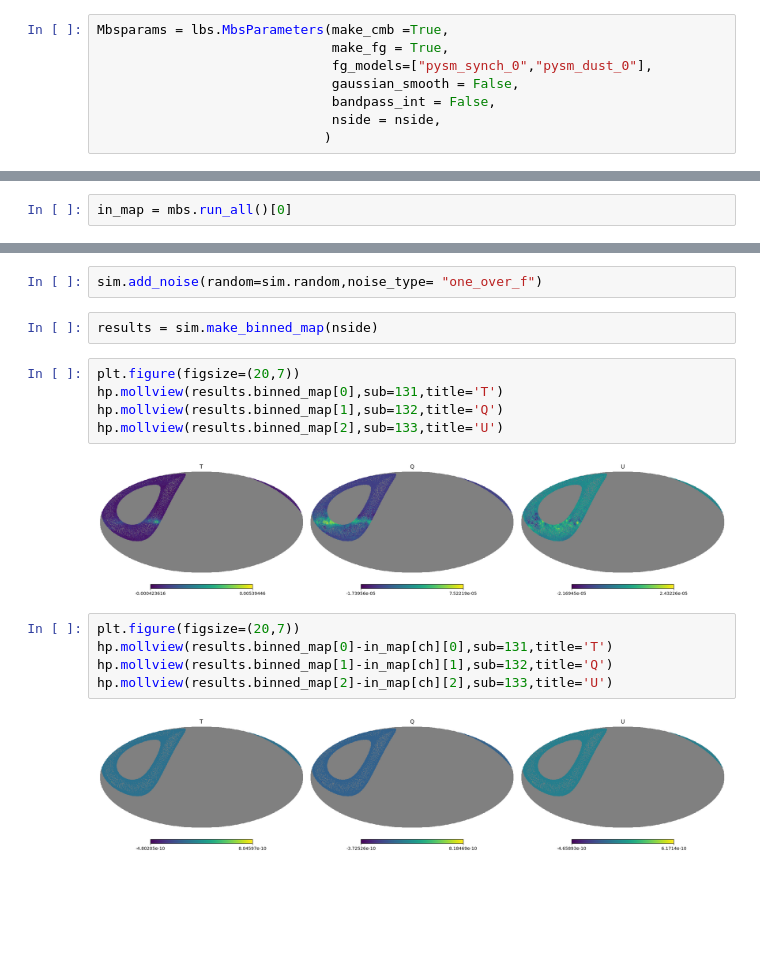
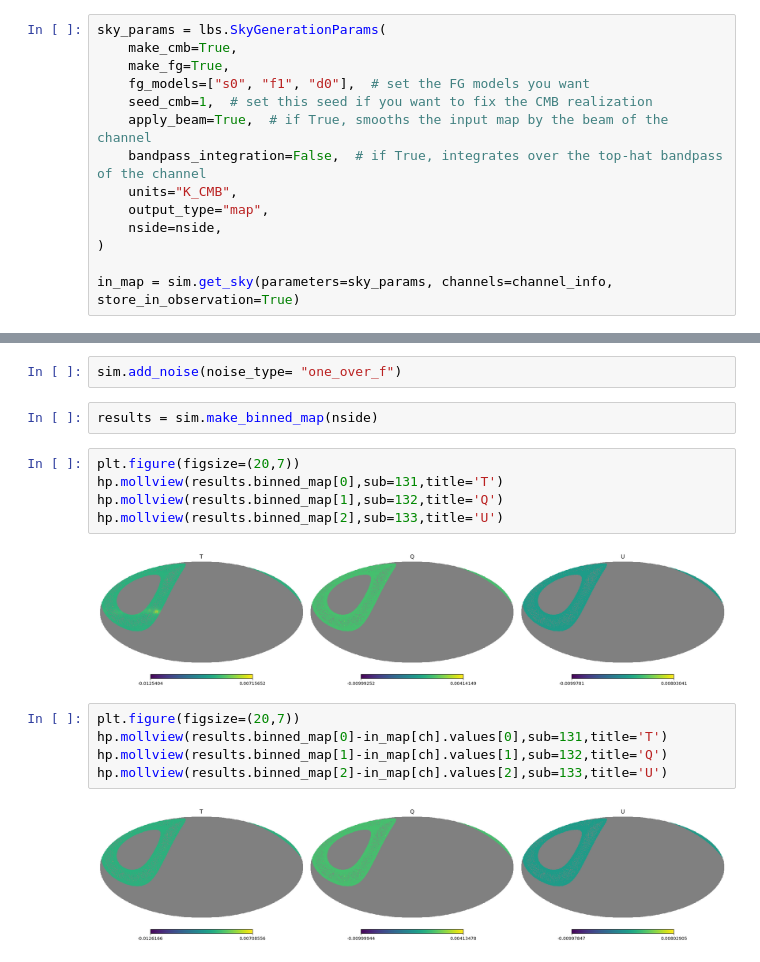
Before and after one commit to paganol/swipe_modules, a Jupyter notebook: examples/test_swipe_produce_maps_imo.ipynb, the cells around one changed output, grey strips where cells are left out. Drawn from its saved outputs; the diff is of its cells as text; blank space fills up the shorter version.

```diff
--- a/examples/test_swipe_produce_maps_imo.ipynb
+++ b/examples/test_swipe_produce_maps_imo.ipynb
@@ -42,10 +42,16 @@ sim.set_hwp(lbs.IdealHWP(hwp_radpsec))
 sim.prepare_pointings()
 sim.precompute_pointings()
 # %%
-Mbsparams = lbs.MbsParameters(make_cmb =True,
-                              make_fg = True,
-                              fg_models=["pysm_synch_0","pysm_dust_0"],
-                              gaussian_smooth = False,
-                              bandpass_int = False,
-                              nside = nside,
-                             )
+sky_params = lbs.SkyGenerationParams(
+    make_cmb=True,
+    make_fg=True,
+    fg_models=["s0", "f1", "d0"],  # set the FG models you want
+    seed_cmb=1,  # set this seed if you want to fix the CMB realization
+    apply_beam=True,  # if True, smooths the input map by the beam of the channel
+    bandpass_integration=False,  # if True, integrates over the top-hat bandpass of the channel
+    units="K_CMB",
+    output_type="map",
+    nside=nside,
+)
+
+in_map = sim.get_sky(parameters=sky_params, channels=channel_info, store_in_observation=True)
@@ -57,2 +75,0 @@ mbs = lbs.Mbs(simulation=sim,
-# %%
-in_map = mbs.run_all()[0]
@@ -77,7 +76,7 @@ in_map = mbs.run_all()[0]
 # %%
 sim.fill_tods(in_map)
 # %%
-sim.add_noise(random=sim.random,noise_type= "one_over_f")
+sim.add_noise(noise_type= "one_over_f")
 # %%
 results = sim.make_binned_map(nside)
 # %%
@@ -86,11 +85,11 @@ hp.mollview(results.binned_map[0],sub=131,title='T')
 hp.mollview(results.binned_map[1],sub=132,title='Q')
 hp.mollview(results.binned_map[2],sub=133,title='U')
 # %% [output]
-[figure, old version]
+[figure, new version]
 # %%
 plt.figure(figsize=(20,7))
-hp.mollview(results.binned_map[0]-in_map[ch][0],sub=131,title='T')
-hp.mollview(results.binned_map[1]-in_map[ch][1],sub=132,title='Q')
-hp.mollview(results.binned_map[2]-in_map[ch][2],sub=133,title='U')
+hp.mollview(results.binned_map[0]-in_map[ch].values[0],sub=131,title='T')
+hp.mollview(results.binned_map[1]-in_map[ch].values[1],sub=132,title='Q')
+hp.mollview(results.binned_map[2]-in_map[ch].values[2],sub=133,title='U')
 # %% [output]
-[figure, old version]
+[figure, new version]
```
Also changed, not shown: parts of 3 cells of this notebook, 4 other files.
